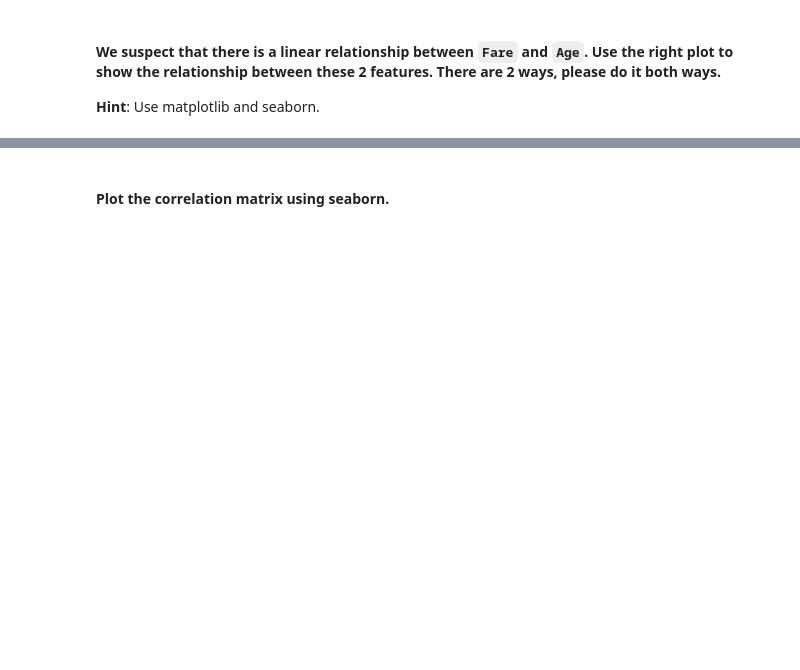
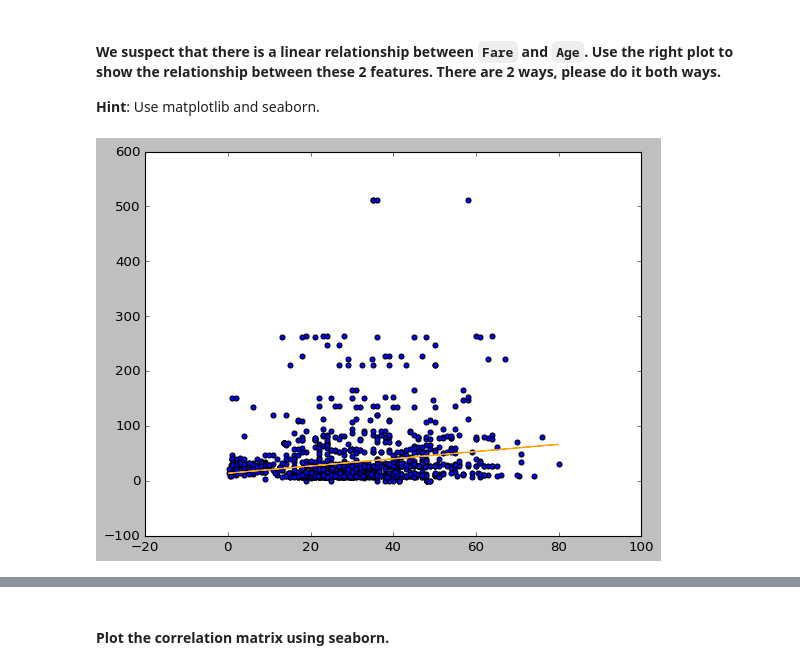
Before and after one commit to Marinasel86/lab-matplotlib-seaborn, a Jupyter notebook: your-code/main.ipynb, the cells around one changed output, grey strips where cells are left out. Cells and saved outputs as stored; diff of their text form; code cells hidden in the pictures; blank space fills up the shorter version.

```diff
--- a/your-code/main.ipynb
+++ b/your-code/main.ipynb
@@ -490,0 +468,13 @@ your comments here
+# %%
+from sklearn import linear_model
+x = titanic[['Age']]  # independent variable(s)
+y = titanic['Fare']   # dependent variable
+model = linear_model.LinearRegression()
+result = model.fit(x, y)
+# %%
+regression_line = result.intercept_ + titanic.Age * result.coef_
+plt.plot(titanic.Age, regression_line, c='orange')
+plt.scatter(titanic.Age, titanic.Fare)
+plt.show()
+# %% [output]
+[figure, added]
```
Also changed, not shown: parts of 20 cells of this notebook, 3 other files.
